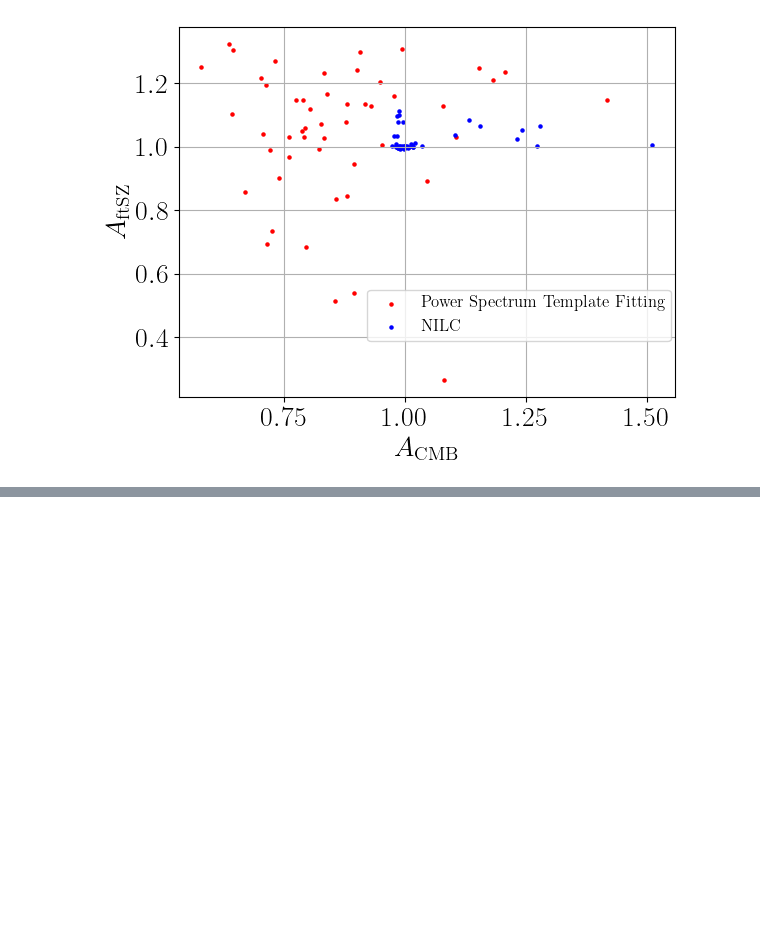
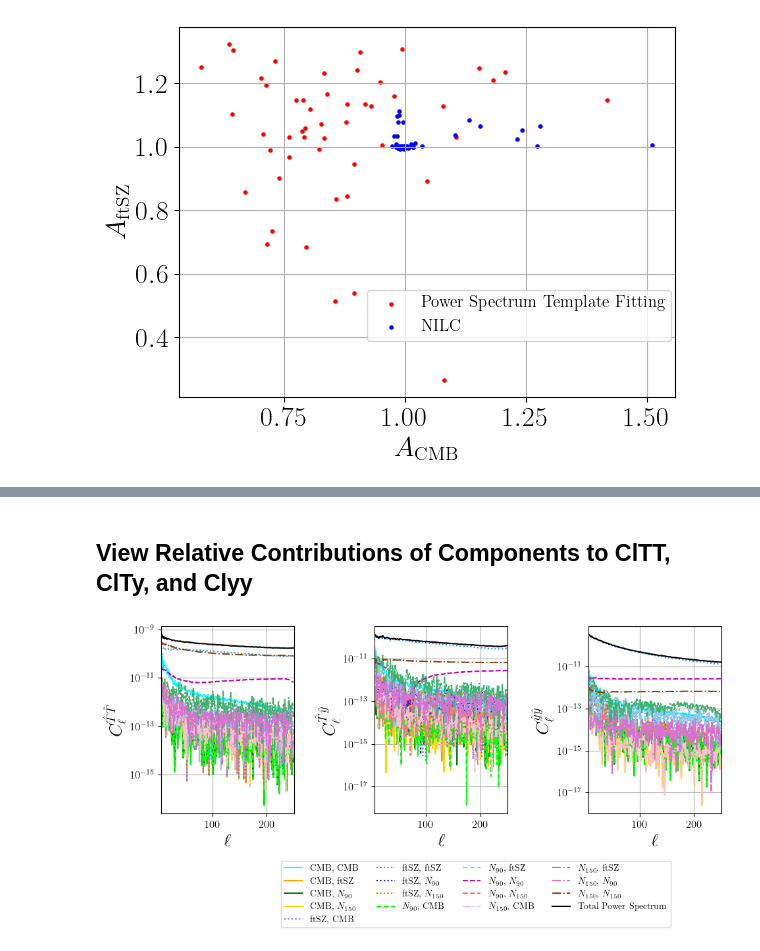
Before and after one commit to kmsurrao/NILC-Inference-Pipeline, a Jupyter notebook: notebooks/pipeline_plotting_examples.ipynb, the cells around one changed output, grey strips where cells are left out. Saved outputs shown, nothing was run; the diff lists cells and outputs as text; code cells hidden in the pictures; blank space fills up the shorter version.

```diff
--- a/notebooks/pipeline_plotting_examples.ipynb
+++ b/notebooks/pipeline_plotting_examples.ipynb
@@ -243,0 +395,41 @@ array([-2.68912125e-05,  5.97248657e-01,  4.34612964e-02,  3.49249603e-01])
+# %% [markdown]
+## View Relative Contributions of Components to ClTT, ClTy, and Clyy
+# %%
+comps = ['CMB', 'ftSZ', r'$N_{90}$', r'$N_{150}$']
+start = 5
+colors = ['cyan', 'orange', 'green', 'gold', 'mediumpurple', 'dodgerblue', 'blue', 'darkgoldenrod', 'lime', 'skyblue', \
+         'm', 'lightcoral', 'pink', 'mediumseagreen', 'orchid', 'saddlebrown']
+linestyles = ['solid', 'dotted', 'dashed', 'dashdot']
+
+#Clpq has shape (Nsims, N_comps+1=5, N_preserved_comps=2, N_preserved_comps=2, N_comps=4, N_comps=4, ellmax+1)
+Clpq = pickle.load(open(f'{inp.output_dir}/data_vecs/Clpq.p', 'rb'))
+Clpq_mean = np.mean(Clpq, axis=0)[4]
+
+fig, axs = plt.subplots(1,3, figsize=(10,4))
+axs = axs.flatten()
+for ax, (p,q) in enumerate([(0,0), (0,1), (1,1)]):
+    plt.axes(axs[ax])
+    for y in range(4):
+        for z in range(4):
+            plt.plot(ells[start:], np.abs(Clpq_mean[p,q,y,z][start:]), label=f'{comps[y]}, {comps[z]}', linestyle=linestyles[y], color=colors[y*4+z])
+    plt.plot(ells[start:], np.abs(np.sum(Clpq_mean[p,q], axis=(0,1))[start:]), label=f'Total Power Spectrum', color='k')
+    plt.grid()
+    plt.xticks(fontsize=12)
+    plt.yticks(fontsize=12)
+    plt.xlabel(r'$\ell$')
+    plt.xlim(start, inp.ellmax+1)
+    if (p,q) == (0,0):
+        plt.ylabel(r'$C_\ell^{\hat{T}\hat{T}}$')
+        plt.yscale('log')
+    elif (p,q) == (0,1):
+        plt.ylabel(r'$C_\ell^{\hat{T}\hat{y}}$')
+        plt.yscale('log')
+    else:
+        plt.ylabel(r'$C_\ell^{\hat{y}\hat{y}}$')
+        plt.yscale('log')
+
+handles, labels = axs[-1].get_legend_handles_labels()
+fig.legend(handles, labels, fontsize=10, bbox_to_anchor=(0.9, 0.05), ncol=4)
+plt.tight_layout()
+# %% [output]
+[figure, added]
```
Also changed, not shown: parts of 25 cells of this notebook, 1 other file.
